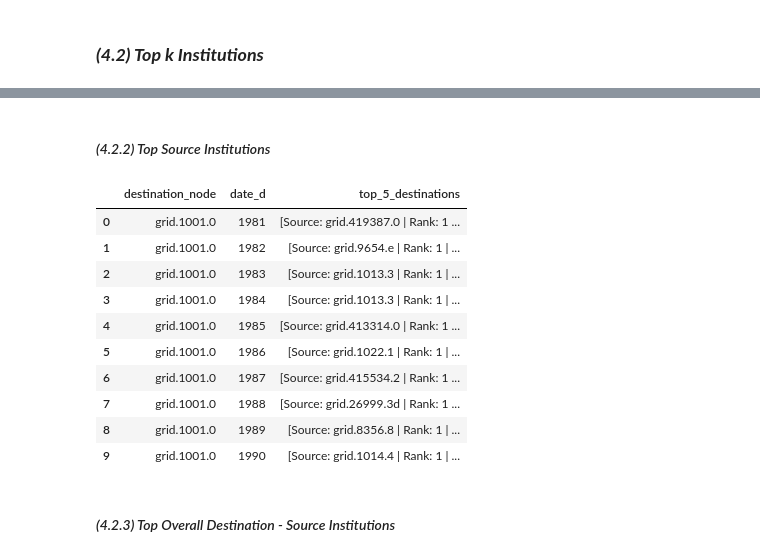
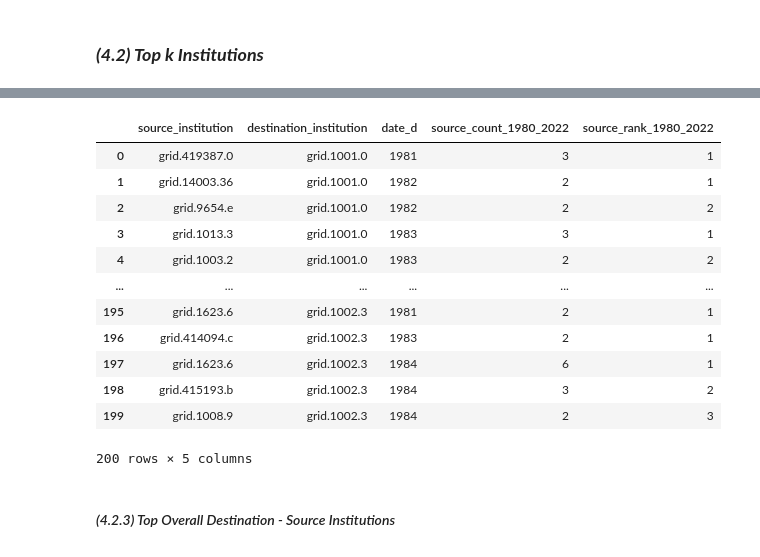
Before and after one commit to complexity-science-hub/SciFlows, a Jupyter notebook: Flows_1980_2022_first_level_for.ipynb, the cells around one changed output, grey strips where cells are left out. Drawn from its saved outputs; the diff is of its cells as text; code cells hidden in the pictures.

```diff
--- a/Flows_1980_2022_first_level_for.ipynb
+++ b/Flows_1980_2022_first_level_for.ipynb
@@ -1385,2 +1548,0 @@ ORDER BY
-# %% [markdown]
-#### *(4.2.2) Top Source Institutions*
@@ -1422,21 +1549,24 @@ ORDER BY
 # %%
- %%bigquery --project $project_id
- select * from
- cshdimensionstest.test.flows_1980_2022_institutions_top_5_sources
- order by destination_node, date_d
- limit 10
+%%bigquery --project $project_id
+-- check tables
+SELECT *
+FROM cshdimensionstest.test.flows_1980_2022_institutions_top_5_sources
+ORDER BY destination_institution, date_d, source_rank_1980_2022
+LIMIT 200;
 # %% [output]
-|  | destination_node | date_d | top_5_destinations |
-| 0 | grid.1001.0 | 1981 | [Source: grid.419387.0 | Rank: 1 ... |
-| 1 | grid.1001.0 | 1982 | [Source: grid.9654.e | Rank: 1 | ... |
-| 2 | grid.1001.0 | 1983 | [Source: grid.1013.3 | Rank: 1 | ... |
-| 3 | grid.1001.0 | 1984 | [Source: grid.1013.3 | Rank: 1 | ... |
-| 4 | grid.1001.0 | 1985 | [Source: grid.413314.0 | Rank: 1 ... |
-| 5 | grid.1001.0 | 1986 | [Source: grid.1022.1 | Rank: 1 | ... |
-| 6 | grid.1001.0 | 1987 | [Source: grid.415534.2 | Rank: 1 ... |
-| 7 | grid.1001.0 | 1988 | [Source: grid.26999.3d | Rank: 1 ... |
-| 8 | grid.1001.0 | 1989 | [Source: grid.8356.8 | Rank: 1 | ... |
-| 9 | grid.1001.0 | 1990 | [Source: grid.1014.4 | Rank: 1 | ... |
+|  | source_institution | destination_institution | date_d | source_count_1980_2022 | source_rank_1980_2022 |
+| 0 | grid.419387.0 | grid.1001.0 | 1981 | 3 | 1 |
+| 1 | grid.14003.36 | grid.1001.0 | 1982 | 2 | 1 |
+| 2 | grid.9654.e | grid.1001.0 | 1982 | 2 | 2 |
+| 3 | grid.1013.3 | grid.1001.0 | 1983 | 3 | 1 |
+| 4 | grid.1003.2 | grid.1001.0 | 1983 | 2 | 2 |
+| ... | ... | ... | ... | ... | ... |
+| 195 | grid.1623.6 | grid.1002.3 | 1981 | 2 | 1 |
+| 196 | grid.414094.c | grid.1002.3 | 1983 | 2 | 1 |
+| 197 | grid.1623.6 | grid.1002.3 | 1984 | 6 | 1 |
+| 198 | grid.415193.b | grid.1002.3 | 1984 | 3 | 2 |
+| 199 | grid.1008.9 | grid.1002.3 | 1984 | 2 | 3 |
+200 rows × 5 columns
 # %% [markdown]
 #### *(4.2.3) Top Overall Destination - Source Institutions*
 # %%
```
Also changed, not shown: parts of 53 cells of this notebook.
